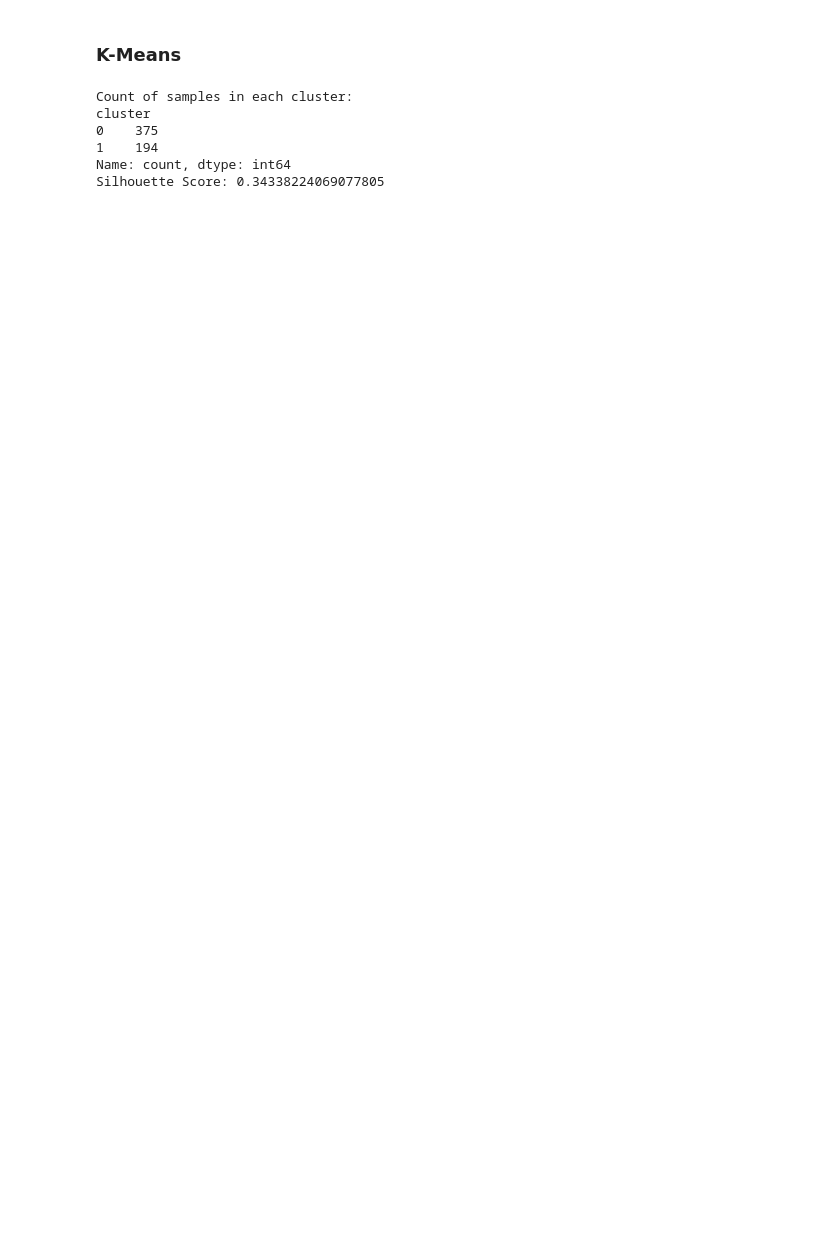
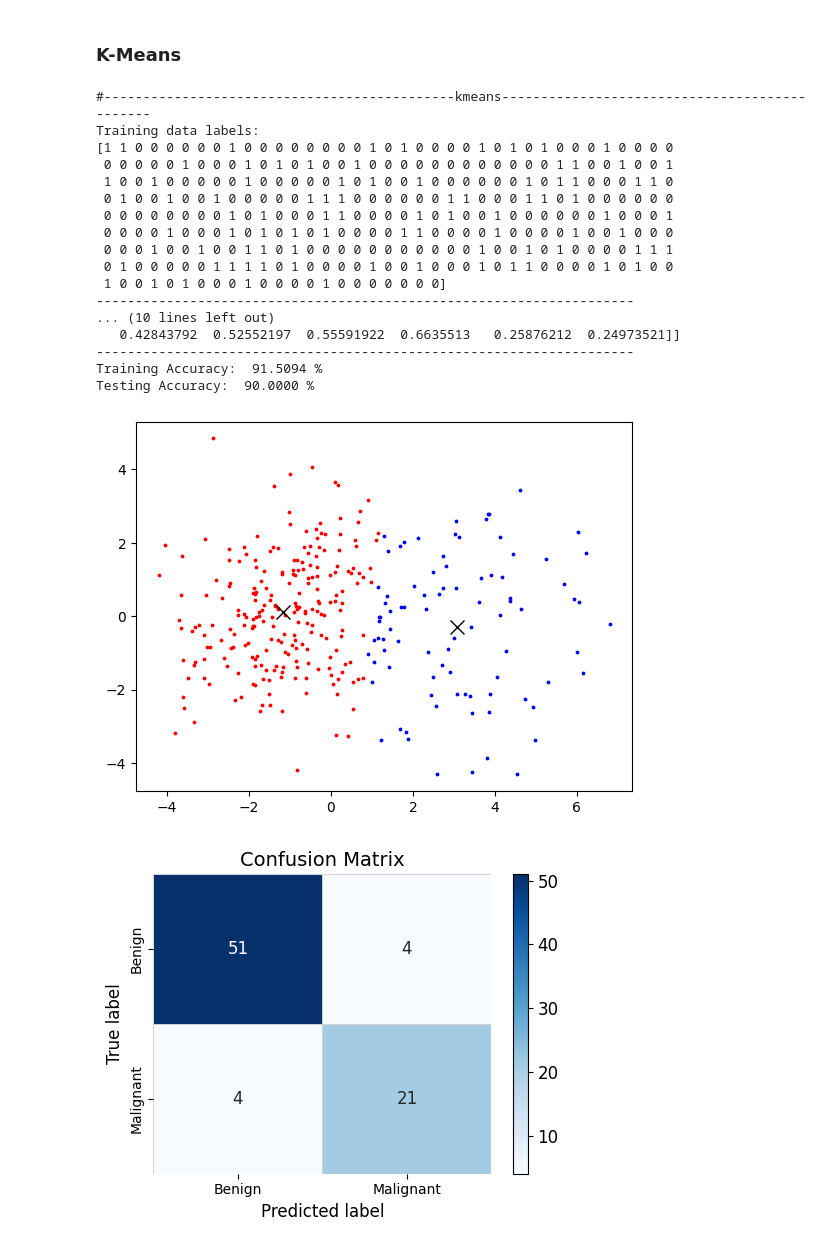
Before and after one commit to MohamadAbdelmoniem/Breast-Cancer-Prediction, a Jupyter notebook: Phase1.ipynb, the cells around one changed output. Cells and saved outputs as stored; diff of their text form; code cells hidden in the pictures; blank space fills up the shorter version.

Commit message:
kmeans updated

```diff
--- a/Phase1.ipynb
+++ b/Phase1.ipynb
@@ -332,9 +312,0 @@ def kmeans_clustering(data):
-# %%
-clustered_data = kmeans_clustering(df)
-# %% [output]
-Count of samples in each cluster:
-cluster
-0    375
-1    194
-Name: count, dtype: int64
-Silhouette Score: 0.34338224069077805
@@ -340,0 +381,22 @@ Silhouette Score: 0.34338224069077805
+# %%
+kmeans(X_train, X_test, y_train, y_test)
+# %% [output]
+#---------------------------------------------kmeans----------------------------------------------
+Training data labels:
+[1 1 0 0 0 0 0 0 1 0 0 0 0 0 0 0 0 1 0 1 0 0 0 0 1 0 1 0 1 0 0 0 1 0 0 0 0
+ 0 0 0 0 0 1 0 0 0 1 0 1 0 1 0 0 1 0 0 0 0 0 0 0 0 0 0 0 0 1 1 0 0 1 0 0 1
+ 1 0 0 1 0 0 0 0 0 1 0 0 0 0 0 1 0 1 0 0 1 0 0 0 0 0 0 1 0 1 1 0 0 0 1 1 0
+ 0 1 0 0 1 0 0 1 0 0 0 0 0 1 1 1 0 0 0 0 0 0 1 1 0 0 0 1 1 0 1 0 0 0 0 0 0
+ 0 0 0 0 0 0 0 0 1 0 1 0 0 0 1 1 0 0 0 0 1 0 1 0 0 1 0 0 0 0 0 0 1 0 0 0 1
+ 0 0 0 0 1 0 0 0 1 0 1 0 1 0 1 0 0 0 0 1 1 0 0 0 0 1 0 0 0 0 1 0 0 1 0 0 0
+ 0 0 0 1 0 0 1 0 0 1 1 0 1 0 0 0 0 0 0 0 0 0 0 0 1 0 0 1 0 1 0 0 0 0 1 1 1
+ 0 1 0 0 0 0 0 1 1 1 1 0 1 0 0 0 0 1 0 0 1 0 0 0 1 0 1 1 0 0 0 0 1 0 1 0 0
+ 1 0 0 1 0 1 0 0 0 1 0 0 0 0 1 0 0 0 0 0 0 0]
+---------------------------------------------------------------------
+... (10 lines left out)
+   0.42843792  0.52552197  0.55591922  0.6635513   0.25876212  0.24973521]]
+---------------------------------------------------------------------
+Training Accuracy:  91.5094 %
+Testing Accuracy:  90.0000 %
+[figure, added]
+[figure, added]
```
Also changed, not shown: parts of 5 cells of this notebook.
